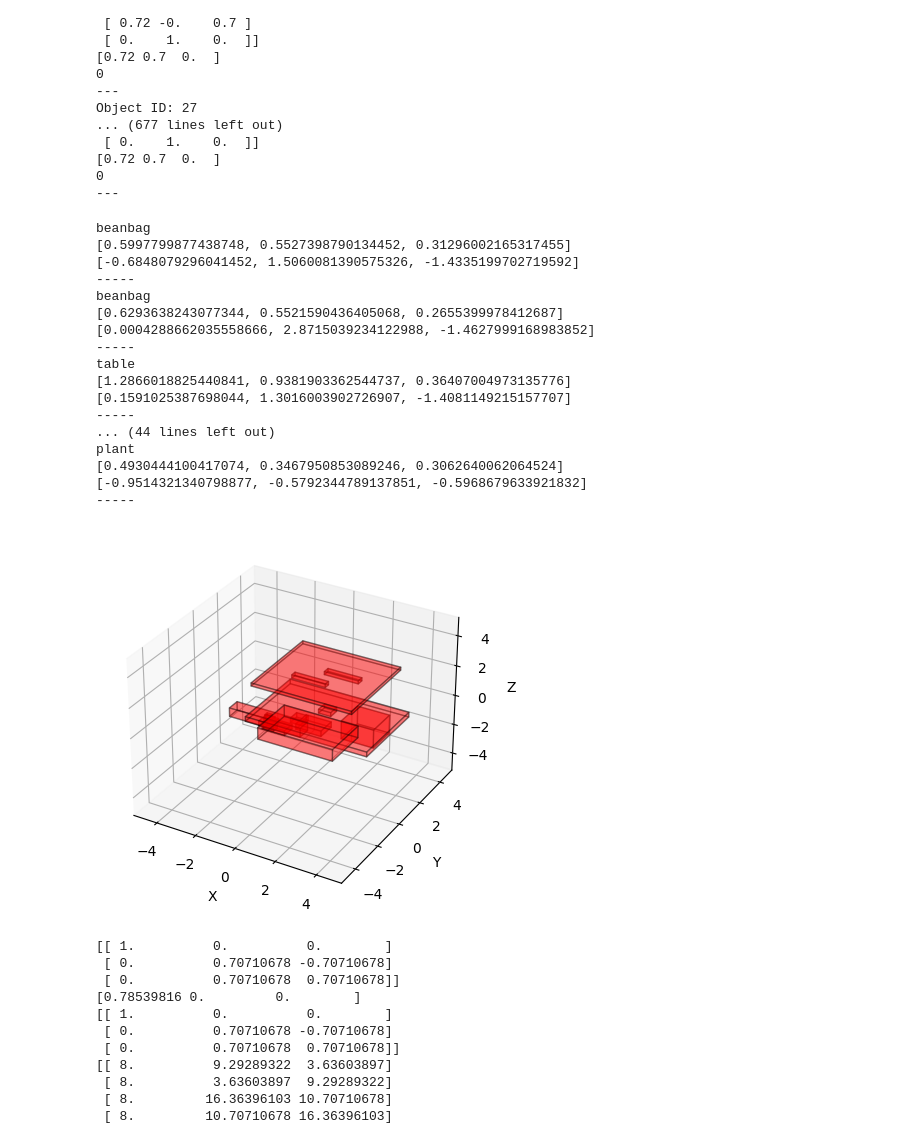
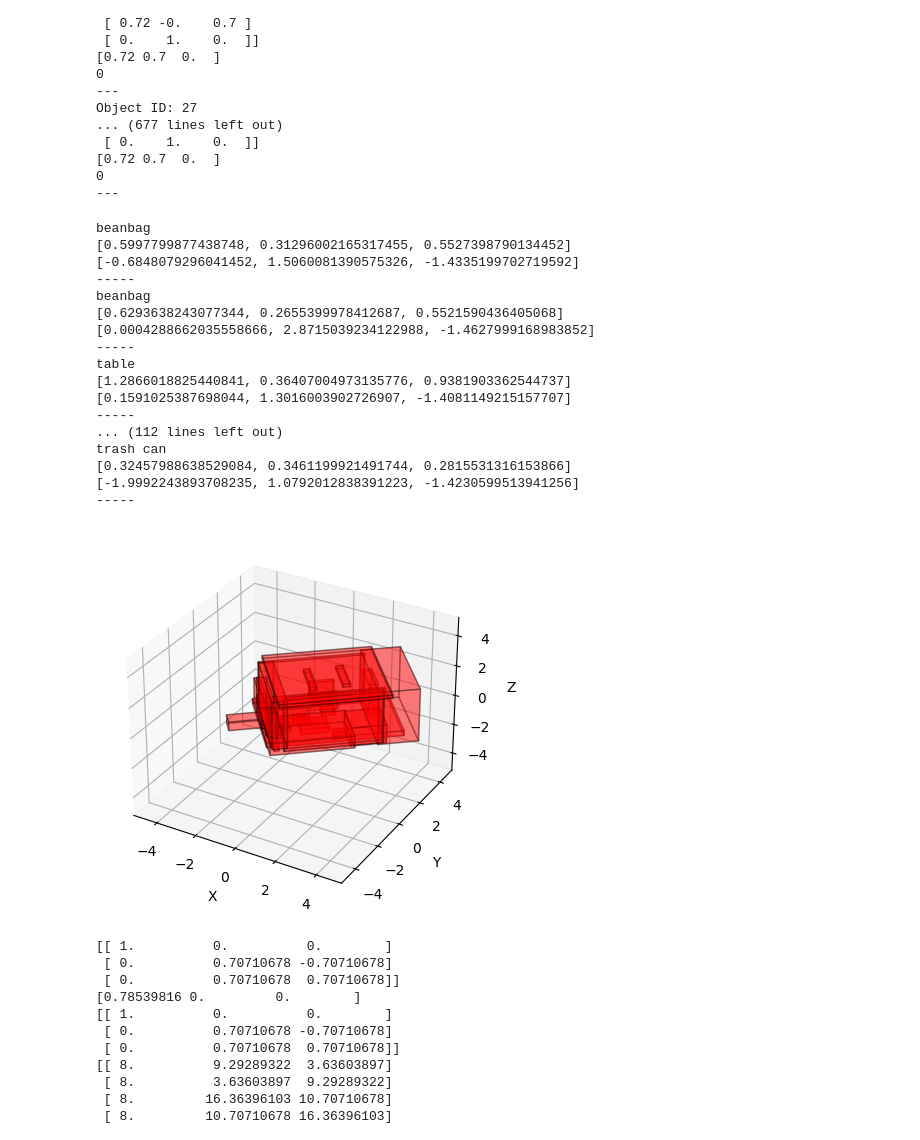
Before and after one commit to hamnaanaa/3D-Scene-Diffusion-Guidance-using-Scene-Graphs, a Jupyter notebook: datasets/3RScan/bounding_box_reconstruction.ipynb, the cells around one changed output. Drawn from its saved outputs; the diff is of its cells as text; code cells hidden in the pictures.

```diff
--- a/datasets/3RScan/bounding_box_reconstruction.ipynb
+++ b/datasets/3RScan/bounding_box_reconstruction.ipynb
@@ -47,19 +47,19 @@ for scan_folder in os.listdir(dataset_path):
 
         # ensure that dominant normal is the last vector of the rotation matrix
         if np.all(rotation_matrix[:, 0] == current_normal):
-            rotation_matrix[:, 0] = rotation_matrix[:, 2]
-            rotation_matrix[:, 2] = current_normal
+            #rotation_matrix[:, 0] = rotation_matrix[:, 2]
+            #rotation_matrix[:, 2] = current_normal
             vector_1 = axes_lengths[0]
             vector_2 = axes_lengths[2]
-            axes_lengths[0] = vector_2
-            axes_lengths[2] = vector_1
+            #axes_lengths[0] = vector_2
+            #axes_lengths[2] = vector_1
         elif np.all(rotation_matrix[:, 1] == current_normal):
-            rotation_matrix[:, 1] = rotation_matrix[:, 2]
-            rotation_matrix[:, 2] = current_normal
+            #rotation_matrix[:, 1] = rotation_matrix[:, 2]
+            #rotation_matrix[:, 2] = current_normal
             vector_1 = axes_lengths[1]
             vector_2 = axes_lengths[2]
-            axes_lengths[1] = vector_2
-            axes_lengths[2] = vector_1
+            #axes_lengths[1] = vector_2
+            #axes_lengths[2] = vector_1
 
         # compute rotation matrix from dominant normal to reference normal
         # Step 1: Calculate the rotation axis
@@ -91,10 +91,10 @@ for scan_folder in os.listdir(dataset_path):
             #continue
 
         # faking it
-        #comparison_angles = [0.698, 2.269]
-        #differences = np.abs(euler_angles[2] - comparison_angles)
-        #closest_index = np.argmin(differences)
-        #euler_angles[2] = comparison_angles[closest_index]
+        comparison_angles = [0.698, 2.269]
+        differences = np.abs(euler_angles[2] - comparison_angles)
+        closest_index = np.argmin(differences)
+        euler_angles[2] = comparison_angles[closest_index]
 
         # Print the extracted data for each object
         print("Object ID:", object_data['objectId'])
@@ -161,12 +161,12 @@ for object_data in scenes['4acaebcc-6c10-2a2a-858b-29c7e4fb410d']:
     #quaternion = object_data['quaternion']
 
 
-
-    i = i+1
-    if object_data['dominantNormal'] == 0:
-        continue
-    elif object_data['dominantNormal'] == 1 and i <25:
-    #if i <20:
+  # to only show specific stuff for testing
+    #i = i+1
+    #if object_data['dominantNormal'] == 0:
+        #continue
+    #elif object_data['dominantNormal'] == 1:
+    if i <20:
         print(object_data['label'])
         print(size)
         print(location)
@@ -218,43 +218,41 @@ for object_data in scenes['4acaebcc-6c10-2a2a-858b-29c7e4fb410d']:
     # Create the 3D collection and add it to the plot
     collection = Poly3DCollection(polygons, alpha=0.3, facecolor='red', edgecolor='black')
     ax.add_collection3d(collection)
 
 
 # Set labels for the axes
 ax.set_xlabel('X')
 ax.set_ylabel('Y')
 ax.set_zlabel('Z')
 
 # Set the limits of the plot's axes
 factor = 5
 x_min, x_max, y_min, y_max, z_min, z_max = -factor, factor, -factor, factor, -factor, factor
 ax.set_xlim(x_min, x_max)
 ax.set_ylim(y_min, y_max)
 ax.set_zlim(z_min, z_max)
 
 # Show the plot
 plt.show()
-
-# leider spiegelverkehrt?
 # %% [output]
 beanbag
-[0.5997799877438748, 0.5527398790134452, 0.31296002165317455]
+[0.5997799877438748, 0.31296002165317455, 0.5527398790134452]
 [-0.6848079296041452, 1.5060081390575326, -1.4335199702719592]
 -----
 beanbag
-[0.6293638243077344, 0.5521590436405068, 0.2655399978412687]
+[0.6293638243077344, 0.2655399978412687, 0.5521590436405068]
 [0.0004288662035558666, 2.8715039234122988, -1.4627999168983852]
 -----
 table
-[1.2866018825440841, 0.9381903362544737, 0.36407004973135776]
+[1.2866018825440841, 0.36407004973135776, 0.9381903362544737]
 [0.1591025387698044, 1.3016003902726907, -1.4081149215157707]
 -----
-... (44 lines left out)
-plant
-[0.4930444100417074, 0.3467950853089246, 0.3062640062064524]
-[-0.9514321340798877, -0.5792344789137851, -0.5968679633921832]
+... (112 lines left out)
+trash can
+[0.32457988638529084, 0.3461199921491744, 0.2815531316153866]
+[-1.9992243893708235, 1.0792012838391223, -1.4230599513941256]
 -----
-[figure, old version]
+[figure, new version]
 # %%
 normalized_axes = np.array([1, 0, 0, 0, 1/np.sqrt(2), 1/np.sqrt(2), 0, -1/np.sqrt(2), 1/np.sqrt(2)])
 rotation_matrix = np.transpose(np.array(normalized_axes).reshape(3, 3))
```
